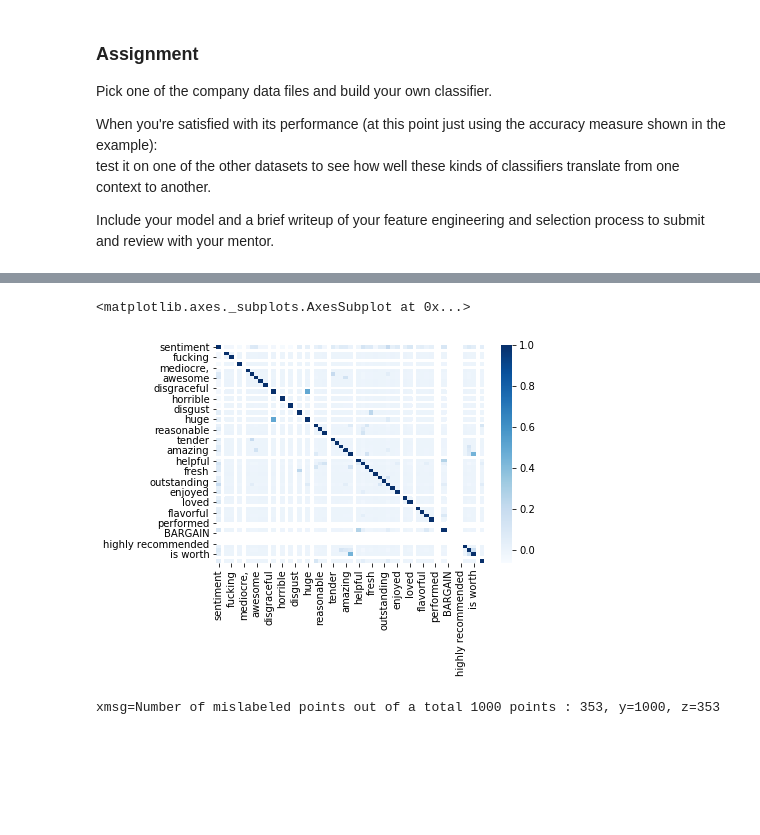
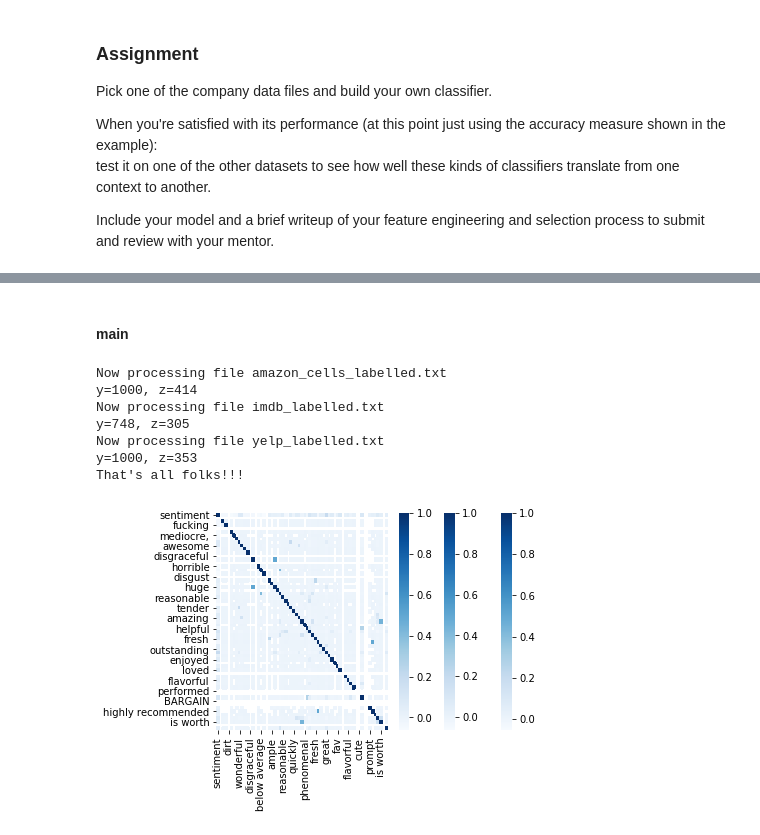
Before and after one commit to loupendley/Thinkful, a Jupyter notebook: HomeworkProjects/Unit2/Lesson2/Project7/Project7_Sentiment_Analysis.ipynb, the cells around one changed output, grey strips where cells are left out. Drawn from its saved outputs; the diff is of its cells as text; code cells hidden in the pictures; blank space fills up the shorter version.

Commit message:
Functionalized all of the notebook.  Only getting 1 heatmap.

```diff
--- a/HomeworkProjects/Unit2/Lesson2/Project7/Project7_Sentiment_Analysis.ipynb
+++ b/HomeworkProjects/Unit2/Lesson2/Project7/Project7_Sentiment_Analysis.ipynb
@@ -90,5 +76,3 @@ for key in keywords:
 # %%
-sns.heatmap(sentiment_raw.corr(), cmap="Blues")
+def do_the_heatmap():
+    return sns.heatmap(sentiment_raw.corr(), cmap="Blues")
-# %% [output]
-<matplotlib.axes._subplots.AxesSubplot at 0x...>
-[figure, removed]
@@ -101,6 +79,34 @@ target = sentiment_raw['sentiment']
-# %%
-xmsg, y, z = run_Bernoulli_supervised_learning()
-# %%
-print("xmsg={}, y={}, z={}".format(xmsg, y, z))
-# %% [output]
-xmsg=Number of mislabeled points out of a total 1000 points : 353, y=1000, z=353
+# %%
+def set_data_and_target():
+    global data
+    data = sentiment_raw[keywords]
+    # data.sample(5)
+
+    global target
+    target = sentiment_raw['sentiment']
+    # target.head(10)
+# %%
+file_list = ['amazon_cells_labelled.txt', 'imdb_labelled.txt', 'yelp_labelled.txt']
+file_path = "../../../../Datafiles/sentiment_labelled_sentences/"
+# %% [markdown]
+#### main
+# %%
+for filenom in file_list:
+    print("Now processing file {}".format(filenom))
+    sentiment_raw, encod = open_and_load_file(file_path + filenom , ['message', 'sentiment'])
+    do_the_keywords()
+    do_the_heatmap()
+    set_data_and_target()
+    xmsg, y, z = run_Bernoulli_supervised_learning(data, target)
+    print("y={}, z={}".format(y, z))
+    sentiment_raw = pd.DataFrame()
+print("That's all folks!!!")
+# %% [output]
+Now processing file amazon_cells_labelled.txt
+y=1000, z=414
+Now processing file imdb_labelled.txt
+y=748, z=305
+Now processing file yelp_labelled.txt
+y=1000, z=353
+That's all folks!!!
+[figure, added]
```
Also changed, not shown: parts of 9 cells of this notebook.
